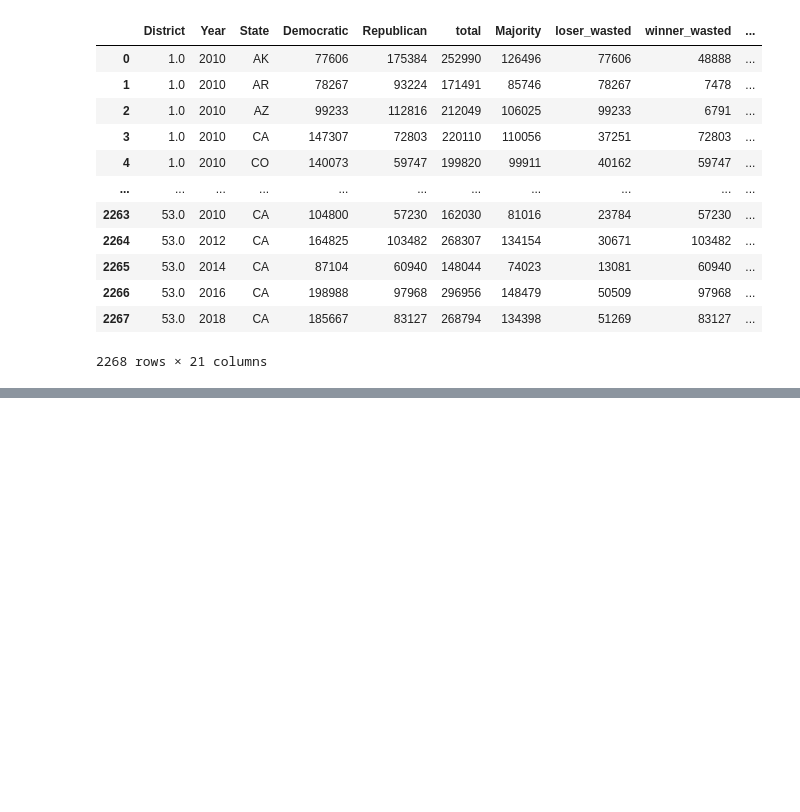
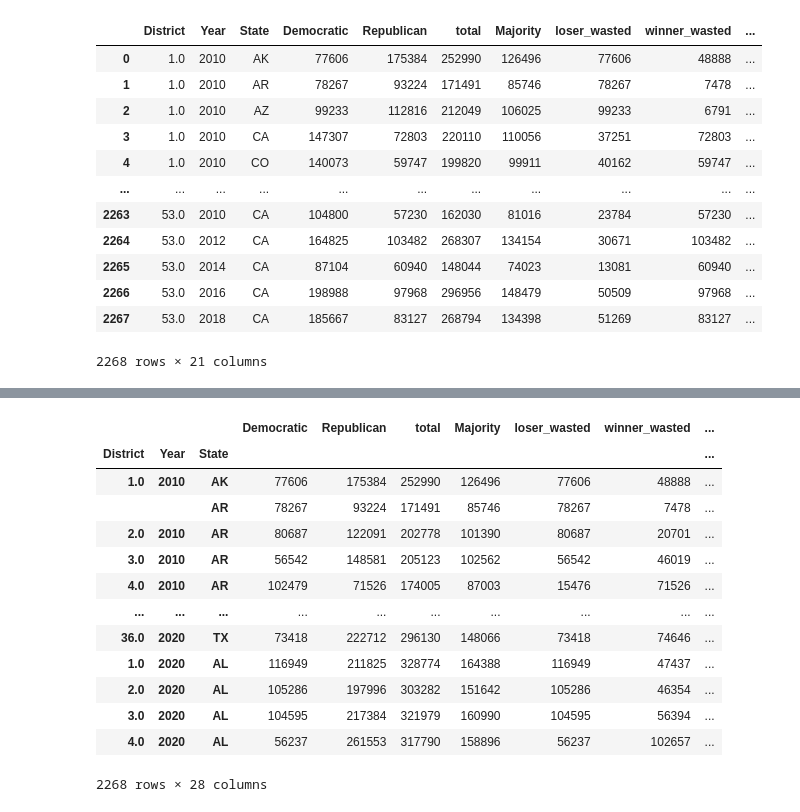
Before and after one commit to Simonlee711/gerrymandering-polarisation-study, a Jupyter notebook: src/gov-analysis.ipynb, the cells around one changed output, grey strips where cells are left out. Cells and saved outputs as stored; diff of their text form; code cells hidden in the pictures; blank space fills up the shorter version.

```diff
--- a/src/gov-analysis.ipynb
+++ b/src/gov-analysis.ipynb
@@ -456,0 +523,12 @@ district_num = temp.groupby(['State'])['District'].max().astype(int).to_list()
+# %%
+# One hot encode dw nominate score and efficiency gap by thresholds and plot the results at a District, State and Country Level
+# District is normal correlation plots, State is a bar graph counting positive and negative correlation, Country level is a heat map
+mega_df2['EG Thres: 0.08'] = np.where(mega_df2['efficiency gap state']>0.08, 1, 0)
+mega_df2['DW Thres: 0.30'] = np.where(mega_df2['nominate_dim1']>0.3, 1, 0)
+mega_df2['EG Thres: 0.15'] = np.where(mega_df2['efficiency gap state']>0.15, 1, 0)
+mega_df2['DW Thres: 0.40'] = np.where(mega_df2['nominate_dim1']>0.4, 1, 0)
+mega_df2['EG Thres: 0.20'] = np.where(mega_df2['efficiency gap state']>0.20, 1, 0)
+mega_df2['DW Thres: 0.50'] = np.where(mega_df2['nominate_dim1']>0.5, 1, 0)
+mega_df2['corr1'] = mega_df2['EG Thres: 0.08'] + mega_df2['DW Thres: 0.30']
+mega_df2['corr2'] = mega_df2['EG Thres: 0.15'] + mega_df2['DW Thres: 0.40']
+mega_df2['corr3'] = mega_df2['EG Thres: 0.20'] + mega_df2['DW Thres: 0.50']
@@ -456,0 +543,17 @@ district_num = temp.groupby(['State'])['District'].max().astype(int).to_list()
+# %%
+mega_df2
+# %% [output]
+|  |  |  | Democratic | Republican | total | Majority | loser_wasted | winner_wasted | ... |
+| District | Year | State |  |  |  |  |  |  | ... |
+| 1.0 | 2010 | AK | 77606 | 175384 | 252990 | 126496 | 77606 | 48888 | ... |
+|  |  | AR | 78267 | 93224 | 171491 | 85746 | 78267 | 7478 | ... |
+| 2.0 | 2010 | AR | 80687 | 122091 | 202778 | 101390 | 80687 | 20701 | ... |
+| 3.0 | 2010 | AR | 56542 | 148581 | 205123 | 102562 | 56542 | 46019 | ... |
+| 4.0 | 2010 | AR | 102479 | 71526 | 174005 | 87003 | 15476 | 71526 | ... |
+| ... | ... | ... | ... | ... | ... | ... | ... | ... | ... |
+| 36.0 | 2020 | TX | 73418 | 222712 | 296130 | 148066 | 73418 | 74646 | ... |
+| 1.0 | 2020 | AL | 116949 | 211825 | 328774 | 164388 | 116949 | 47437 | ... |
+| 2.0 | 2020 | AL | 105286 | 197996 | 303282 | 151642 | 105286 | 46354 | ... |
+| 3.0 | 2020 | AL | 104595 | 217384 | 321979 | 160990 | 104595 | 56394 | ... |
+| 4.0 | 2020 | AL | 56237 | 261553 | 317790 | 158896 | 56237 | 102657 | ... |
+2268 rows × 28 columns
```
Also changed, not shown: parts of 14 cells of this notebook.
